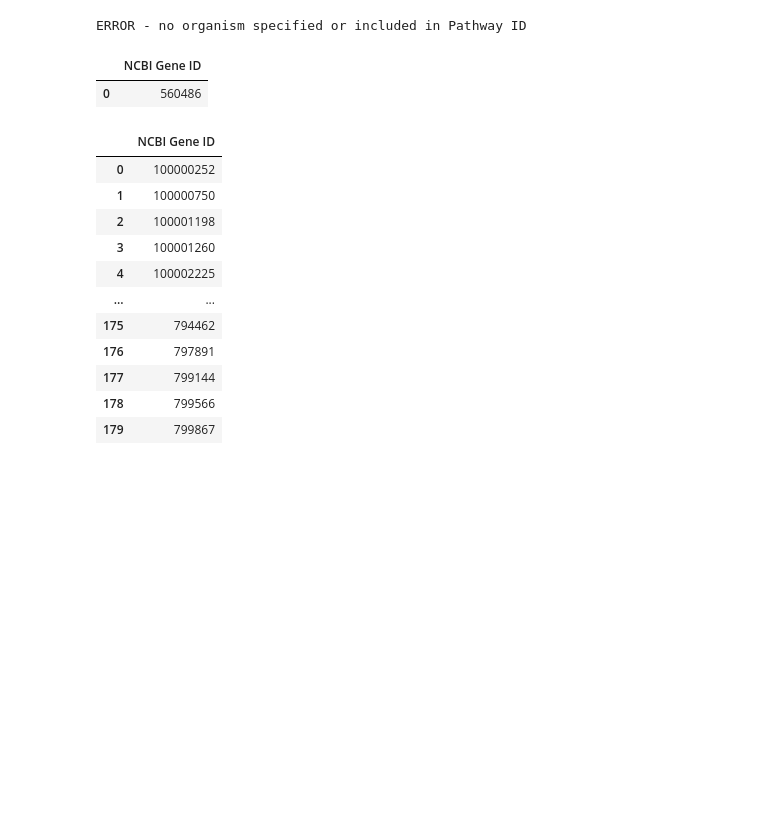
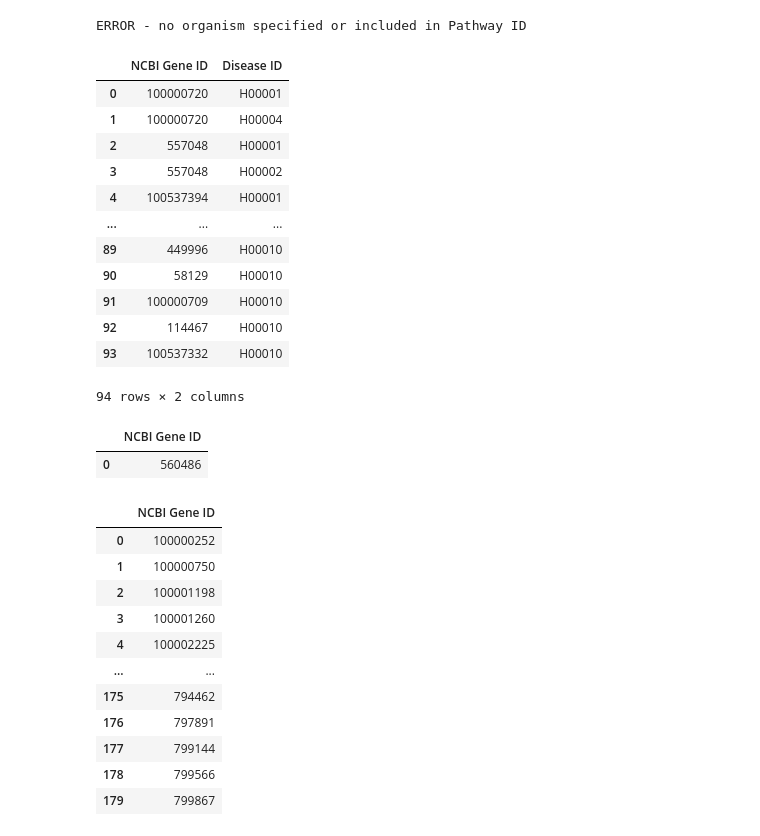
Before and after one commit to sdsucomptox/danrerlib, a Jupyter notebook: tutorials/scratch.ipynb, the cells around one changed output. Drawn from its saved outputs; the diff is of its cells as text; code cells hidden in the pictures; blank space fills up the shorter version.

```diff
--- a/tutorials/scratch.ipynb
+++ b/tutorials/scratch.ipynb
@@ -31,6 +31,24 @@ pathway_id = '04010'
 generated_gene_ids = KEGG.get_genes_in_pathway(pathway_id)
 # %% [output]
 ERROR - no organism specified or included in Pathway ID
+# %%
+disease_path = '../src/danRerLib/database/KEGG/disease_ids_and_genes_V1.txt'
+human_disease_genes_df = pd.read_csv(disease_path, sep='\t')
+mapping.add_mapped_ortholog_column(human_disease_genes_df, HUMAN_ID, NCBI_ID, keep_old_ids=False)
+# %% [output]
+|  | NCBI Gene ID | Disease ID |
+| 0 | 100000720 | H00001 |
+| 1 | 100000720 | H00004 |
+| 2 | 557048 | H00001 |
+| 3 | 557048 | H00002 |
+| 4 | 100537394 | H00001 |
+| ... | ... | ... |
+| 89 | 449996 | H00010 |
+| 90 | 58129 | H00010 |
+| 91 | 100000709 | H00010 |
+| 92 | 114467 | H00010 |
+| 93 | 100537332 | H00010 |
+94 rows × 2 columns
 # %%
 def _format_from_kegg(pathway_id, org):
     file_name = '../tests/data/out_data/kegg/'+pathway_id+'.txt'
```
Also changed, not shown: 15 other files.
